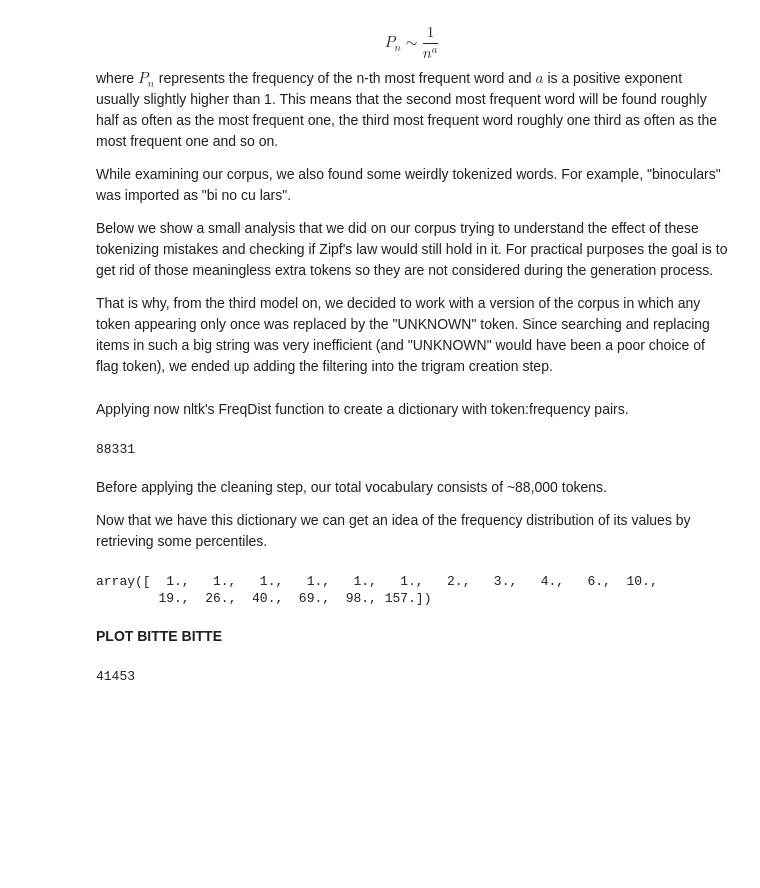
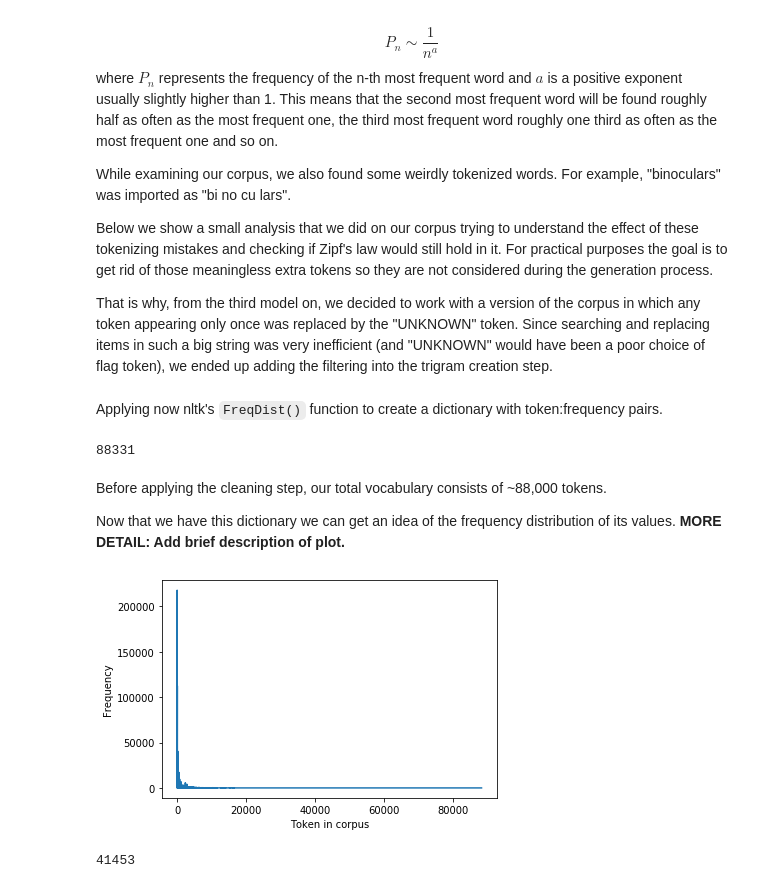
Before and after one commit to elizabethpankratz/nlp-taboo-implementation, a Jupyter notebook: text-generation/Walkthrough.ipynb, the cells around one changed output. Cells and saved outputs as stored; diff of their text form; code cells hidden in the pictures; blank space fills up the shorter version.

Commit message:
Add Zipf plot to textgen walkthrough

```diff
--- a/text-generation/Walkthrough.ipynb
+++ b/text-generation/Walkthrough.ipynb
@@ -102,11 +102,11 @@ That is why, from the third model on, we decided to work with a version of the c
 Since searching and replacing items in such a big string was very inefficient (and "UNKNOWN" would have been a poor choice of flag token), we ended up adding the filtering into the trigram creation step.
 # %%
 # reading in the corpus as one big text this time
-f = open('description-corpus-115k.txt', 'r')
+f = open('description-corpus-115k.txt', 'r', encoding='utf-8')
 whole_text = f.read()
 f.close()
 # %% [markdown]
-Applying now nltk's FreqDist function to create a dictionary with token:frequency pairs.
+Applying now nltk's `FreqDist()` function to create a dictionary with token:frequency pairs.
 # %%
 token_freq = nltk.FreqDist(whole_text.lower().split())
 len(token_freq)
@@ -115,15 +115,17 @@ len(token_freq)
 # %% [markdown]
 Before applying the cleaning step, our total vocabulary consists of ~88,000 tokens.
 
-Now that we have this dictionary we can get an idea of the frequency distribution of its values by retrieving some percentiles.
+Now that we have this dictionary we can get an idea of the frequency distribution of its values. **MORE DETAIL: Add brief description of plot.**
-# %%
-percent = [5, 10, 20, 30, 40, 50, 60, 70, 75, 80, 85, 90, 92, 94, 96, 97, 98]
-np.percentile(list(token_freq.values()), percent)
-# %% [output]
-array([  1.,   1.,   1.,   1.,   1.,   1.,   2.,   3.,   4.,   6.,  10.,
-        19.,  26.,  40.,  69.,  98., 157.])
-# %% [markdown]
-**PLOT BITTE BITTE**
+# %%
+freq_dist_dict = dict(token_freq)
+freqs = np.array([v for i, (k, v) in enumerate(freq_dist_dict.items())])
+
+plt.plot(freqs)
+plt.xlabel('Token in corpus')
+plt.ylabel('Frequency')
+plt.show;
+# %% [output]
+[figure, added]
 # %%
 # deleting all the tokens that appear only once (i.e. hapax legomena)
 to_delete = [k for k,v in token_freq.items() if float(v) == 1]
```
